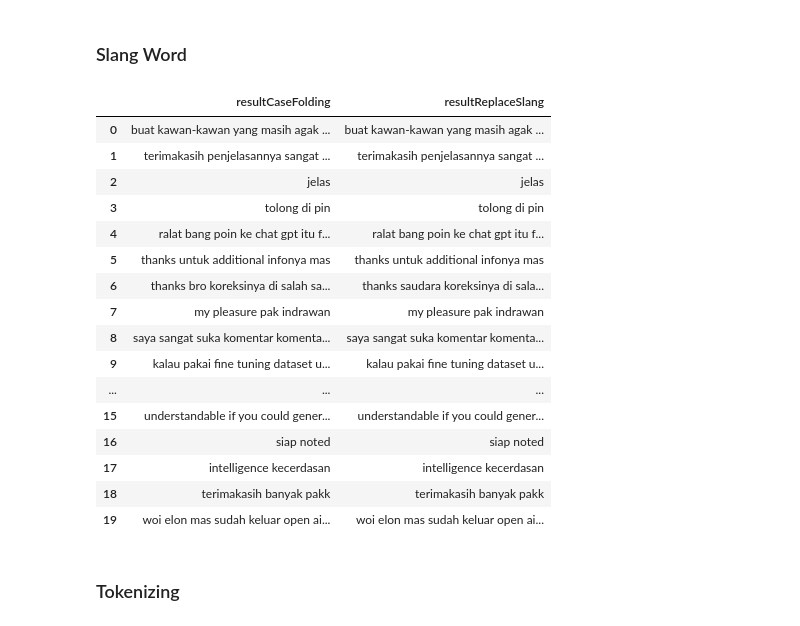
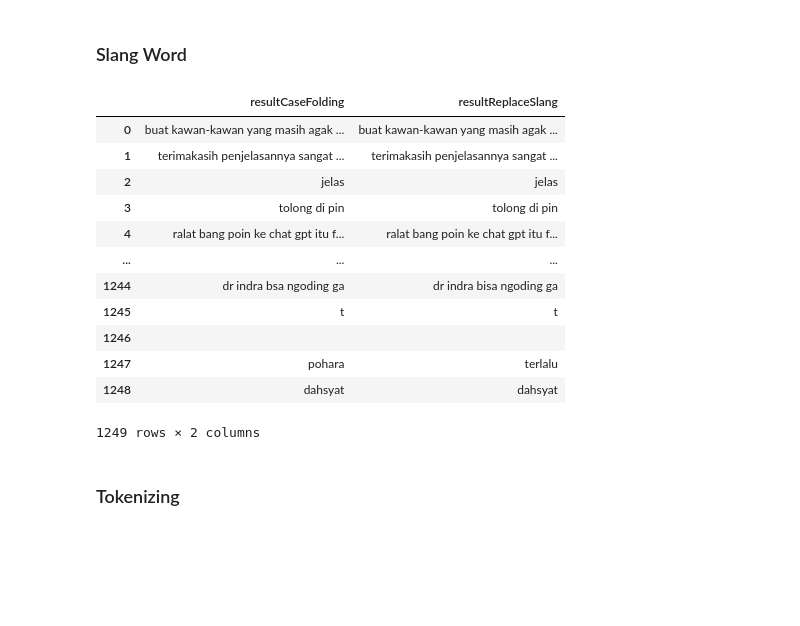
Before and after one commit to ardwiinoo/knn-sentiment-analysis, a Jupyter notebook: cleaning.ipynb, the cells around one changed output. Saved outputs shown, nothing was run; the diff lists cells and outputs as text; code cells hidden in the pictures; blank space fills up the shorter version.

```diff
--- a/cleaning.ipynb
+++ b/cleaning.ipynb
@@ -109,25 +109,21 @@ def replaceSlangWords(comment, language):
         return comment
 # %%
 df['resultReplaceSlang'] = df['resultCaseFolding'].apply(lambda x: replaceSlangWords(x, LANGUAGE))
-df[['resultCaseFolding', 'resultReplaceSlang']].head(20)
+df[['resultCaseFolding', 'resultReplaceSlang']]
 # %% [output]
 |  | resultCaseFolding | resultReplaceSlang |
 | 0 | buat kawan-kawan yang masih agak ... | buat kawan-kawan yang masih agak ... |
 | 1 | terimakasih penjelasannya sangat ... | terimakasih penjelasannya sangat ... |
 | 2 | jelas | jelas |
 | 3 | tolong di pin | tolong di pin |
 | 4 | ralat bang poin ke chat gpt itu f... | ralat bang poin ke chat gpt itu f... |
-| 5 | thanks untuk additional infonya mas | thanks untuk additional infonya mas |
-| 6 | thanks bro koreksinya di salah sa... | thanks saudara koreksinya di sala... |
-| 7 | my pleasure pak indrawan | my pleasure pak indrawan |
-| 8 | saya sangat suka komentar komenta... | saya sangat suka komentar komenta... |
-| 9 | kalau pakai fine tuning dataset u... | kalau pakai fine tuning dataset u... |
 | ... | ... | ... |
-| 15 | understandable if you could gener... | understandable if you could gener... |
-| 16 | siap noted | siap noted |
-| 17 | intelligence kecerdasan | intelligence kecerdasan |
-| 18 | terimakasih banyak pakk | terimakasih banyak pakk |
-| 19 | woi elon mas sudah keluar open ai... | woi elon mas sudah keluar open ai... |
+| 1244 | dr indra bsa ngoding ga | dr indra bisa ngoding ga |
+| 1245 | t | t |
+| 1246 |  |  |
+| 1247 | pohara | terlalu |
+| 1248 | dahsyat | dahsyat |
+1249 rows × 2 columns
 # %% [markdown]
 ### Tokenizing
 # %%
```
Also changed, not shown: parts of 6 cells of this notebook.
